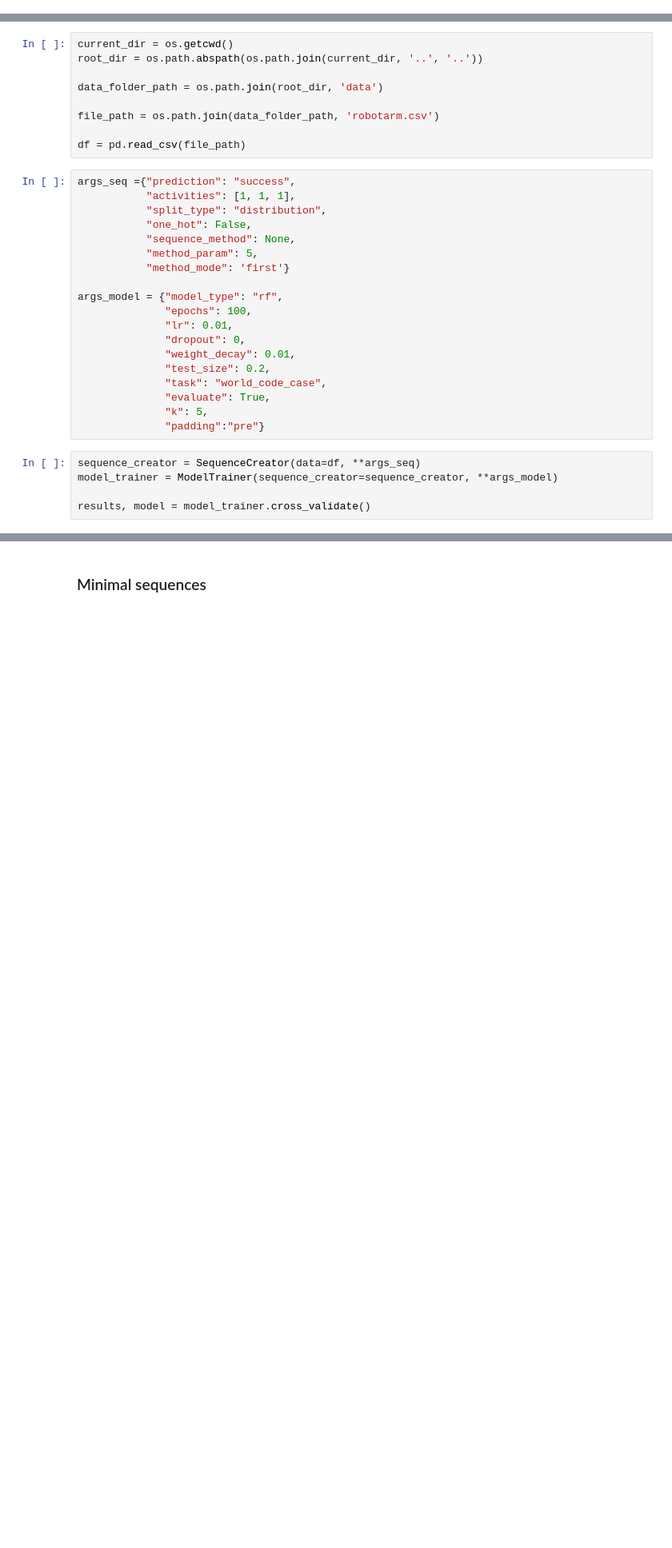
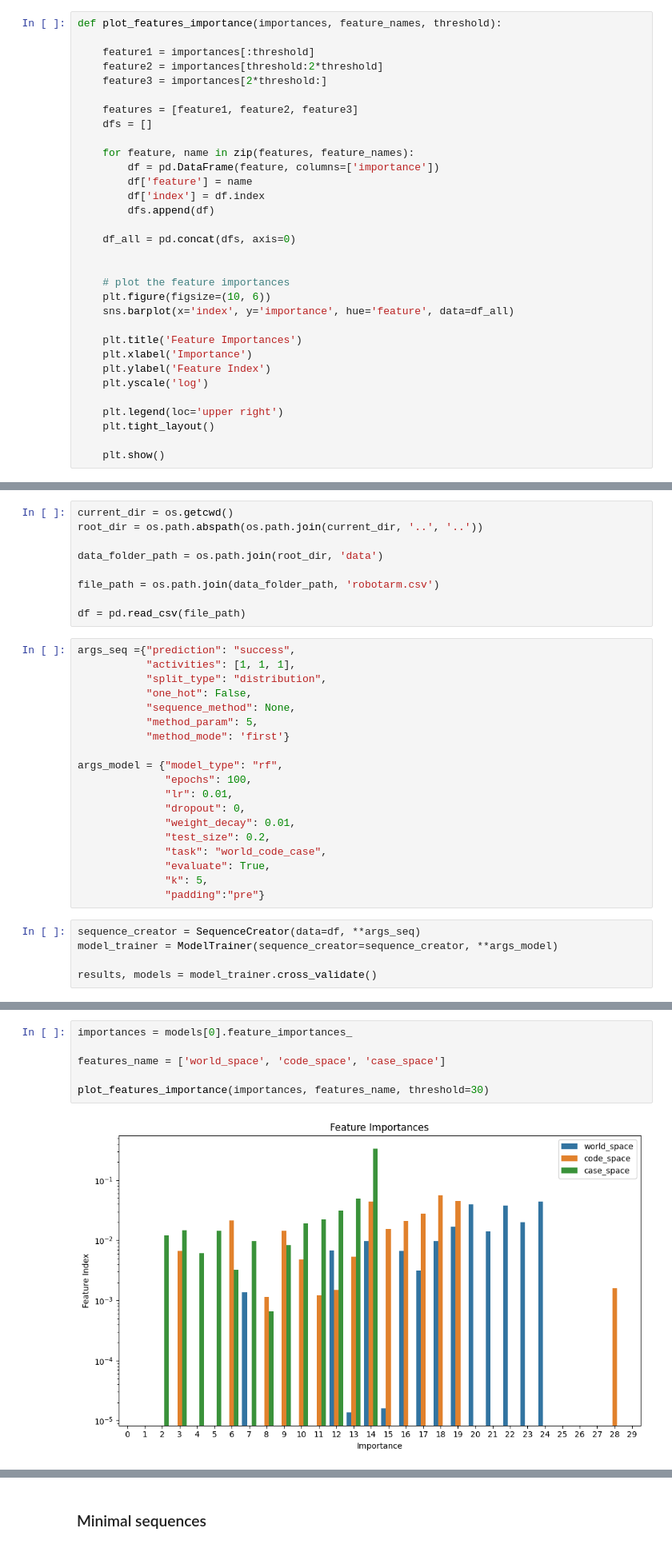
Before and after one commit to Ajkunas/PISA, a Jupyter notebook: src/prediction/prediction.ipynb, the cells around one changed output, grey strips where cells are left out. Shown at 80% size. Saved outputs shown, nothing was run; the diff lists cells and outputs as text; blank space fills up the shorter version.

```diff
--- a/src/prediction/prediction.ipynb
+++ b/src/prediction/prediction.ipynb
@@ -8,3 +14,35 @@ import os
+# %%
+def plot_features_importance(importances, feature_names, threshold):
+
+    feature1 = importances[:threshold]
+    feature2 = importances[threshold:2*threshold]
+    feature3 = importances[2*threshold:]
+
+    features = [feature1, feature2, feature3]
+    dfs = []
+
+    for feature, name in zip(features, feature_names):
+        df = pd.DataFrame(feature, columns=['importance'])
+        df['feature'] = name
+        df['index'] = df.index
+        dfs.append(df)
+
+    df_all = pd.concat(dfs, axis=0)
+
+
+    # plot the feature importances
+    plt.figure(figsize=(10, 6))
+    sns.barplot(x='index', y='importance', hue='feature', data=df_all)
+
+    plt.title('Feature Importances')
+    plt.xlabel('Importance')
+    plt.ylabel('Feature Index')
+    plt.yscale('log')
+
+    plt.legend(loc='upper right')
+    plt.tight_layout()
+
+    plt.show()
 # %% [markdown]
 ## Padding before
 # %%
@@ -39,4 +77,4 @@ args_model = {"model_type": "rf",
 sequence_creator = SequenceCreator(data=df, **args_seq)
 model_trainer = ModelTrainer(sequence_creator=sequence_creator, **args_model)
 
-results, model = model_trainer.cross_validate()
+results, models = model_trainer.cross_validate()
@@ -73,0 +81,8 @@ array([0.00000000e+00, 0.00000000e+00, 1.31289730e-03, 2.31311350e-04,
+# %%
+importances = models[0].feature_importances_
+
+features_name = ['world_space', 'code_space', 'case_space']
+
+plot_features_importance(importances, features_name, threshold=30)
+# %% [output]
+[figure, added]
```
Also changed, not shown: parts of 38 cells of this notebook, 16 other files.
